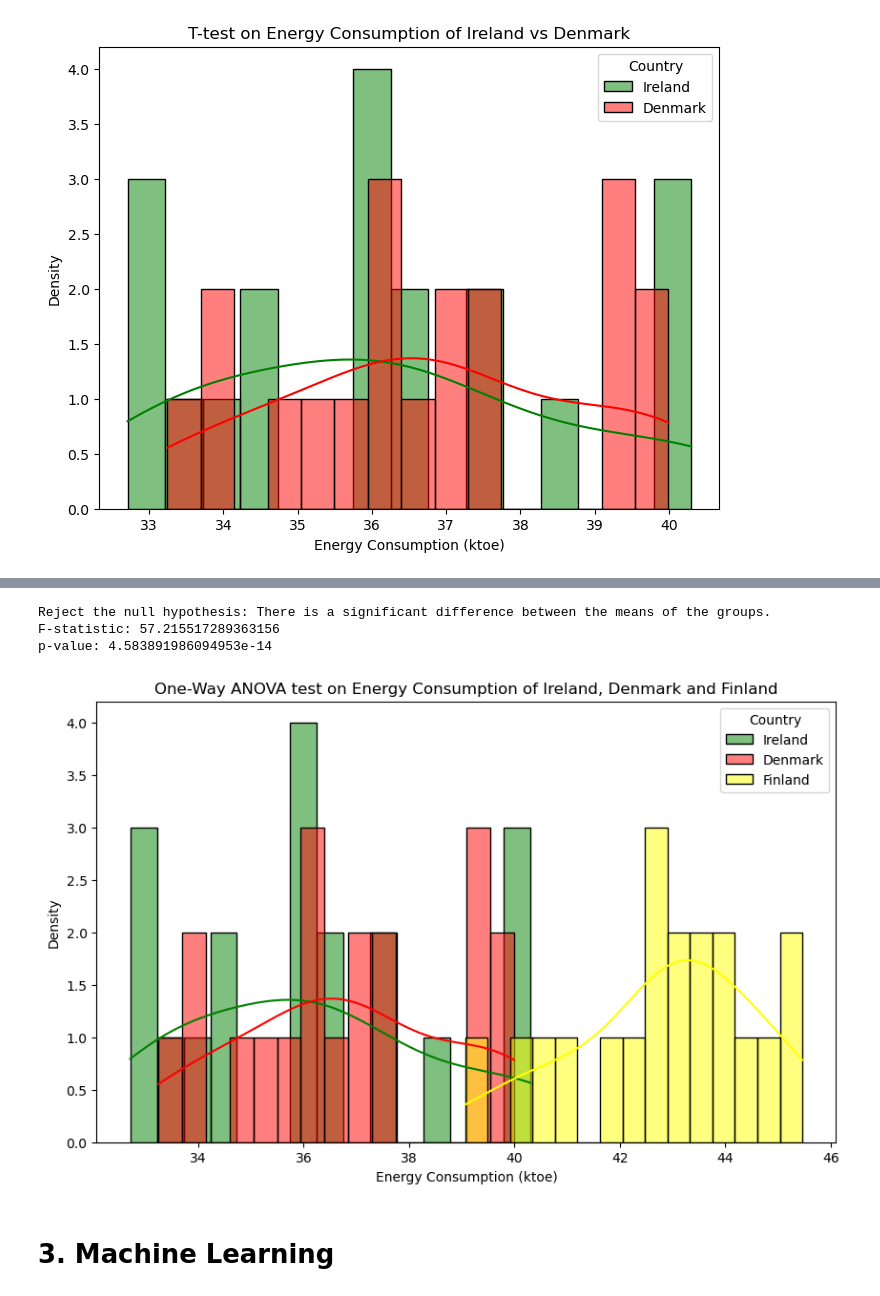
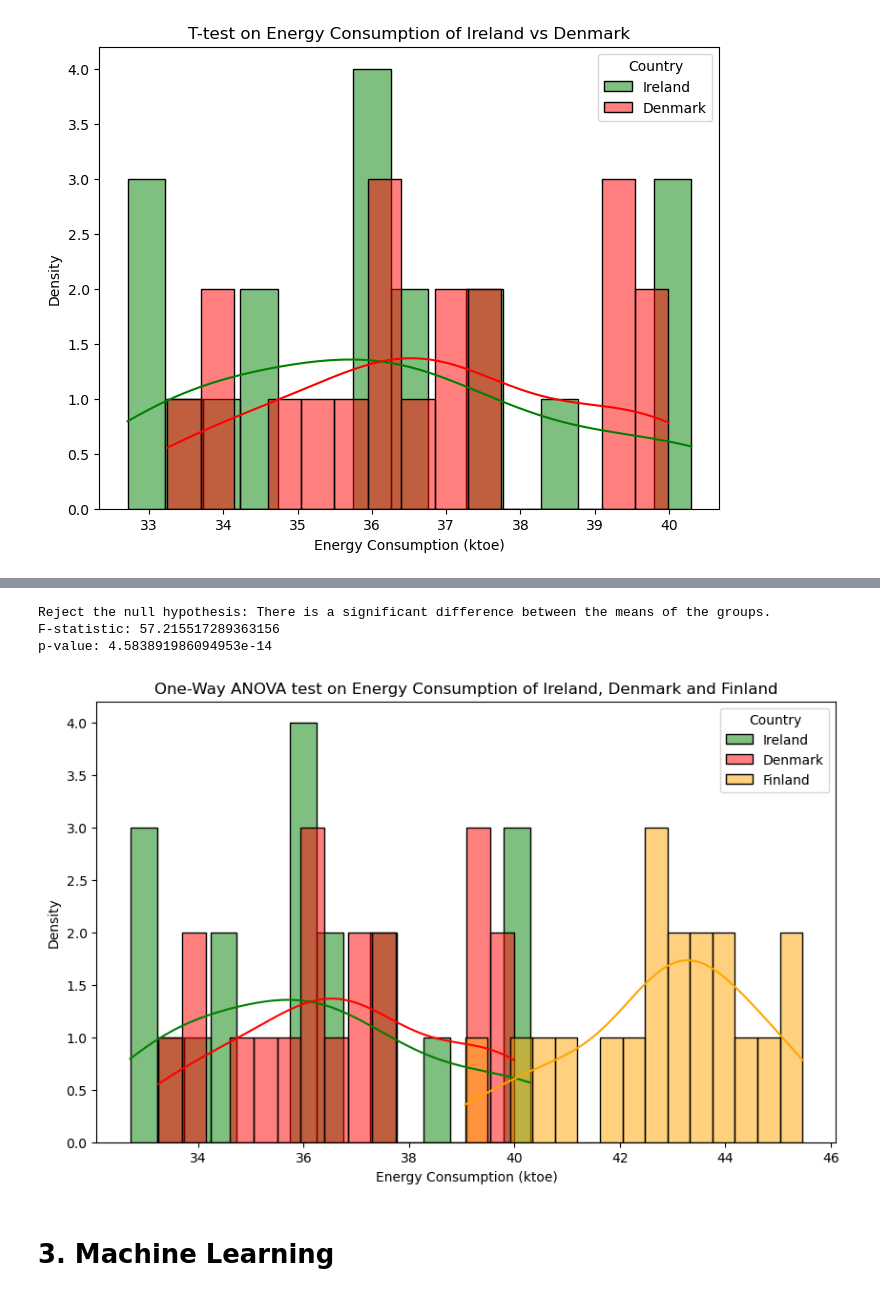
Before and after one commit to montuyajoel/IRL-Renewable-Energy-Forecasting, a Jupyter notebook: CA2.ipynb, the cells around one changed output, grey strips where cells are left out. Saved outputs shown, nothing was run; the diff lists cells and outputs as text; code cells hidden in the pictures.

```diff
--- a/CA2.ipynb
+++ b/CA2.ipynb
@@ -1185,32 +1205,32 @@ Graph exported.
 # %%
 # 4. Perform One-Way ANOVA
 f_stat, p_value = stats.f_oneway(ie, fi, dk)
 
 # Set significance level (alpha)
 alpha = 0.05
 
 # Compare p-value with significance level to make a decision
 if p_value <= alpha:
     result = f"Reject the null hypothesis: There is a significant difference between the means of the groups.\nF-statistic: {f_stat}\np-value: {p_value}"
 else:
     result = f"Fail to reject the null hypothesis: There is no significant difference between the means of the groups.\nF-statistic: {f_stat}\np-value: {p_value}"
 
 # Display the decision
 print(result)
 plt.figure(figsize=(10, 6))
 sns.histplot(ie, kde=True, label='Ireland', bins=15, color='green')
 sns.histplot(dk, kde=True, label='Denmark', bins=15, color='red')
-sns.histplot(fi, kde=True, label='Finland', bins=15, color='yellow')
+sns.histplot(fi, kde=True, label='Finland', bins=15, color='orange')
 plt.xlabel("Energy Consumption (ktoe)")
 plt.ylabel("Density")
 plt.title('One-Way ANOVA test on Energy Consumption of Ireland, Denmark and Finland')
 plt.legend(title="Country")
 #export_graph('anova_test')
 plt.show()
 # %% [output]
 Reject the null hypothesis: There is a significant difference between the means of the groups.
 F-statistic: 57.215517289363156
 p-value: 4.583891986094953e-14
-[figure, old version]
+[figure, new version]
 # %% [markdown]
 # 3. Machine Learning
```
Also changed, not shown: parts of 34 cells of this notebook, 2 other files.
